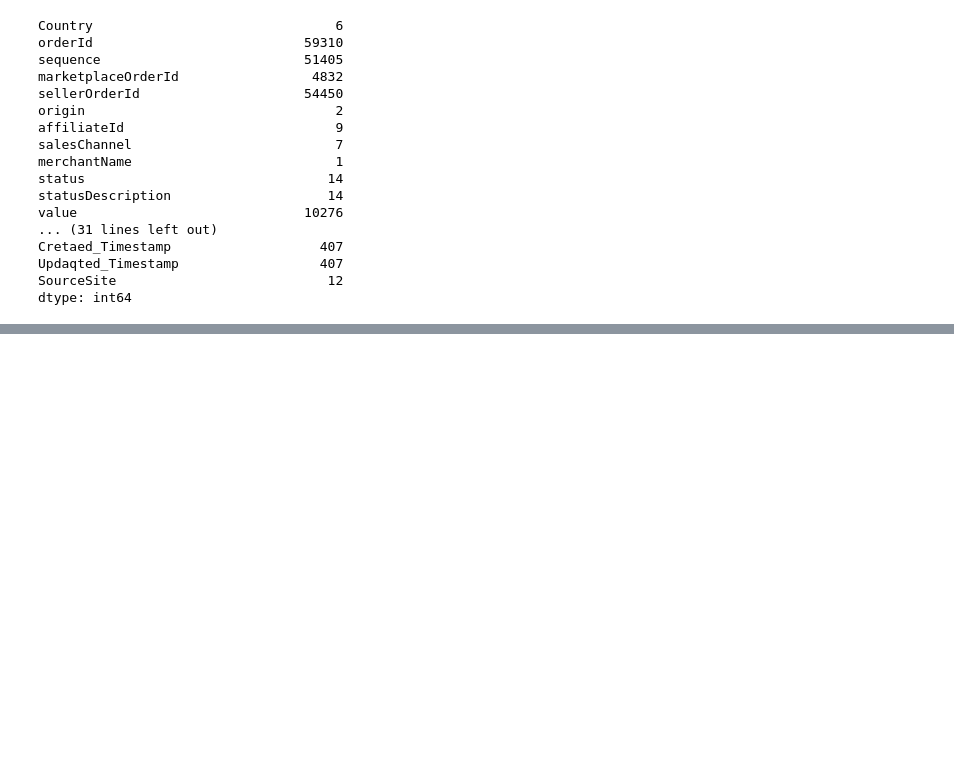
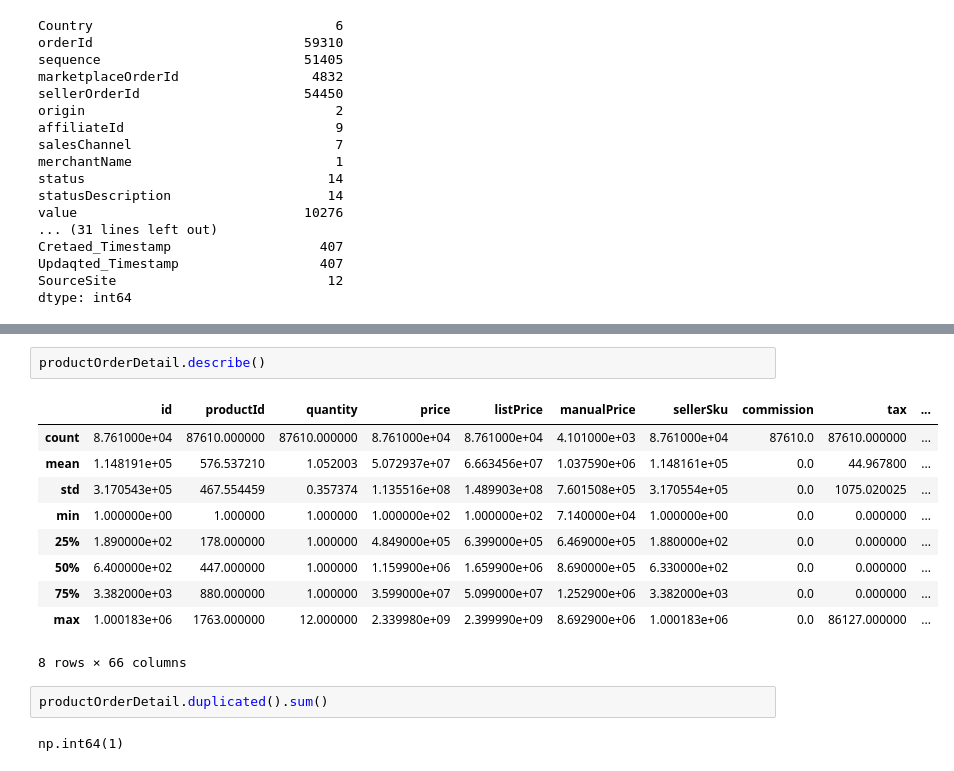
Before and after one commit to diegoferra5/-whirlpool-supply-analytics, a Jupyter notebook: notebooks/DEA.ipynb, the cells around one changed output, grey strips where cells are left out. Cells and saved outputs as stored; diff of their text form; blank space fills up the shorter version.

```diff
--- a/notebooks/DEA.ipynb
+++ b/notebooks/DEA.ipynb
@@ -220,0 +550,17 @@ esto es una prueba 2
+# %%
+productOrderDetail.describe()
+# %% [output]
+|  | id | productId | quantity | price | listPrice | manualPrice | sellerSku | commission | tax | ... |
+| count | 8.761000e+04 | 87610.000000 | 87610.000000 | 8.761000e+04 | 8.761000e+04 | 4.101000e+03 | 8.761000e+04 | 87610.0 | 87610.000000 | ... |
+| mean | 1.148191e+05 | 576.537210 | 1.052003 | 5.072937e+07 | 6.663456e+07 | 1.037590e+06 | 1.148161e+05 | 0.0 | 44.967800 | ... |
+| std | 3.170543e+05 | 467.554459 | 0.357374 | 1.135516e+08 | 1.489903e+08 | 7.601508e+05 | 3.170554e+05 | 0.0 | 1075.020025 | ... |
+| min | 1.000000e+00 | 1.000000 | 1.000000 | 1.000000e+02 | 1.000000e+02 | 7.140000e+04 | 1.000000e+00 | 0.0 | 0.000000 | ... |
+| 25% | 1.890000e+02 | 178.000000 | 1.000000 | 4.849000e+05 | 6.399000e+05 | 6.469000e+05 | 1.880000e+02 | 0.0 | 0.000000 | ... |
+| 50% | 6.400000e+02 | 447.000000 | 1.000000 | 1.159900e+06 | 1.659900e+06 | 8.690000e+05 | 6.330000e+02 | 0.0 | 0.000000 | ... |
+| 75% | 3.382000e+03 | 880.000000 | 1.000000 | 3.599000e+07 | 5.099000e+07 | 1.252900e+06 | 3.382000e+03 | 0.0 | 0.000000 | ... |
+| max | 1.000183e+06 | 1763.000000 | 12.000000 | 2.339980e+09 | 2.399990e+09 | 8.692900e+06 | 1.000183e+06 | 0.0 | 86127.000000 | ... |
+8 rows × 66 columns
+# %%
+productOrderDetail.duplicated().sum()
+# %% [output]
+np.int64(1)
```
Also changed, not shown: parts of 40 cells of this notebook.
